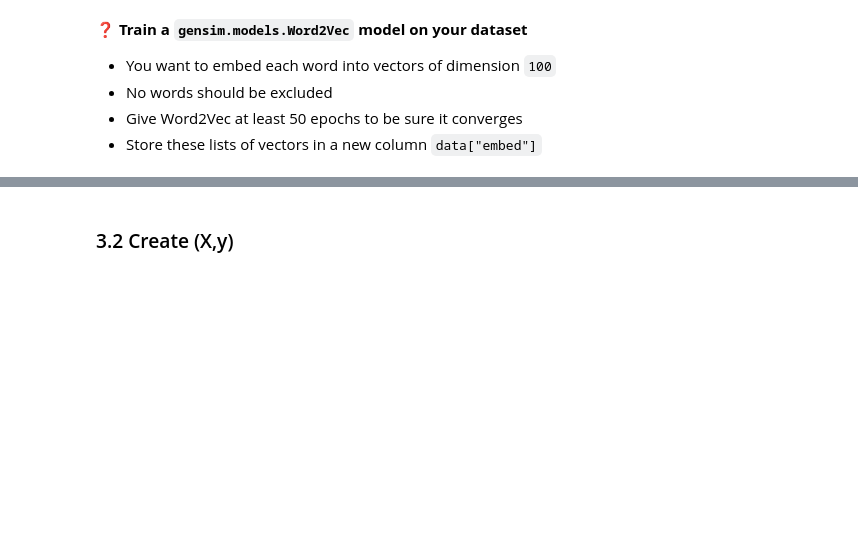
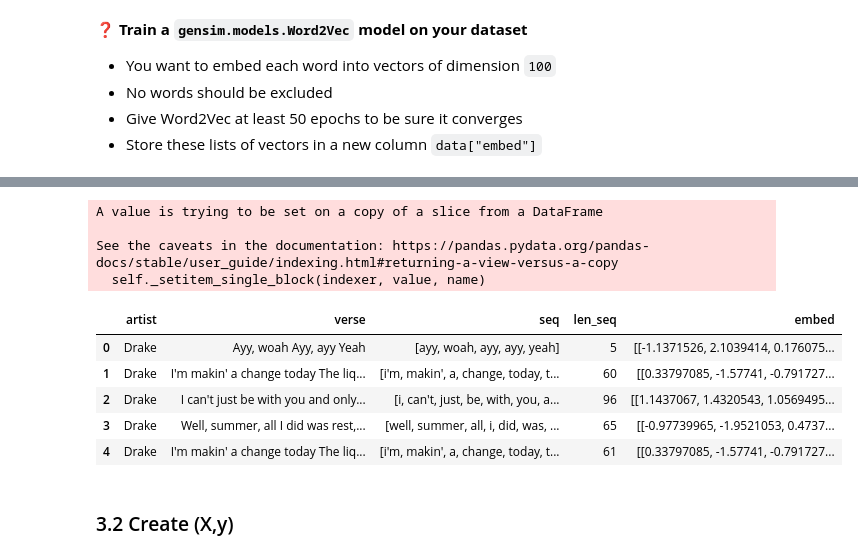
Before and after one commit to pblclrd/data-certification-exam, a Jupyter notebook: recurrent_neural_network/lyrics_detector.ipynb, the cells around one changed output, grey strips where cells are left out. Saved outputs shown, nothing was run; the diff lists cells and outputs as text; code cells hidden in the pictures; blank space fills up the shorter version.

```diff
--- a/recurrent_neural_network/lyrics_detector.ipynb
+++ b/recurrent_neural_network/lyrics_detector.ipynb
@@ -218,3 +237,28 @@ data['len_seq'].max(), data['len_seq'].min()
+# %%
+def embed_sentence(word2vec, sentence):
+    embedded_sentence = []
+    for word in sentence:
+        if word in word2vec.wv:
+            embedded_sentence.append(word2vec.wv[word])
+
+    return np.array(embedded_sentence)
+# %%
+for i in range(len(data)):
+    data['embed'].iloc[i-1] = embed_sentence(word2vec, data['seq'].iloc[i-1])
+# %% [output]
+A value is trying to be set on a copy of a slice from a DataFrame
+
+See the caveats in the documentation: https://pandas.pydata.org/pandas-docs/stable/user_guide/indexing.html#returning-a-view-versus-a-copy
+  self._setitem_single_block(indexer, value, name)
+# %%
+data.head()
+# %% [output]
+|  | artist | verse | seq | len_seq | embed |
+| 0 | Drake | Ayy, woah Ayy, ayy Yeah | [ayy, woah, ayy, ayy, yeah] | 5 | [[-1.1371526, 2.1039414, 0.176075... |
+| 1 | Drake | I'm makin' a change today The liq... | [i'm, makin', a, change, today, t... | 60 | [[0.33797085, -1.57741, -0.791727... |
+| 2 | Drake | I can't just be with you and only... | [i, can't, just, be, with, you, a... | 96 | [[1.1437067, 1.4320543, 1.0569495... |
+| 3 | Drake | Well, summer, all I did was rest,... | [well, summer, all, i, did, was, ... | 65 | [[-0.97739965, -1.9521053, 0.4737... |
+| 4 | Drake | I'm makin' a change today The liq... | [i'm, makin', a, change, today, t... | 61 | [[0.33797085, -1.57741, -0.791727... |
 # %%
 # Check
 assert len(data['embed']) == len(data)
```
Also changed, not shown: parts of 25 cells of this notebook, 2 other files.
